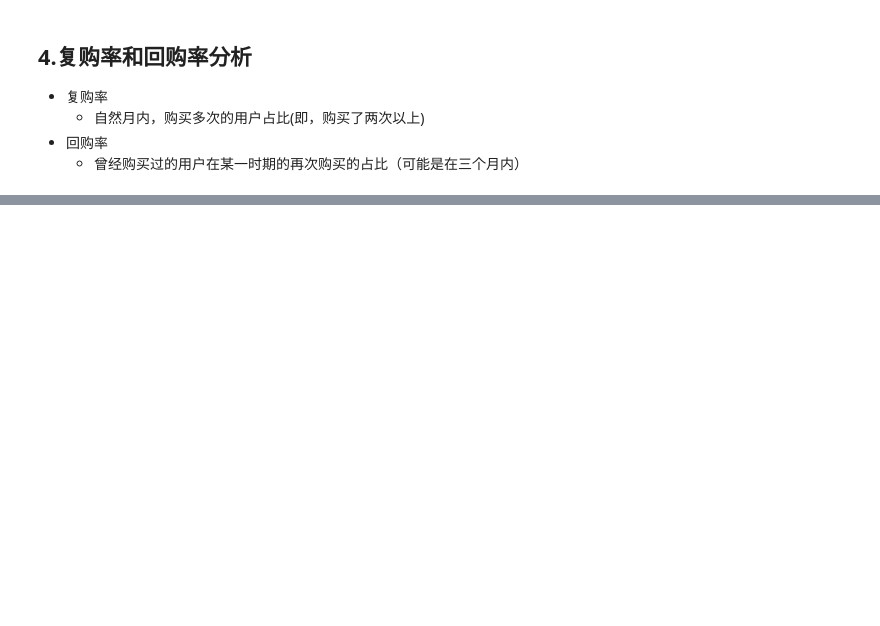
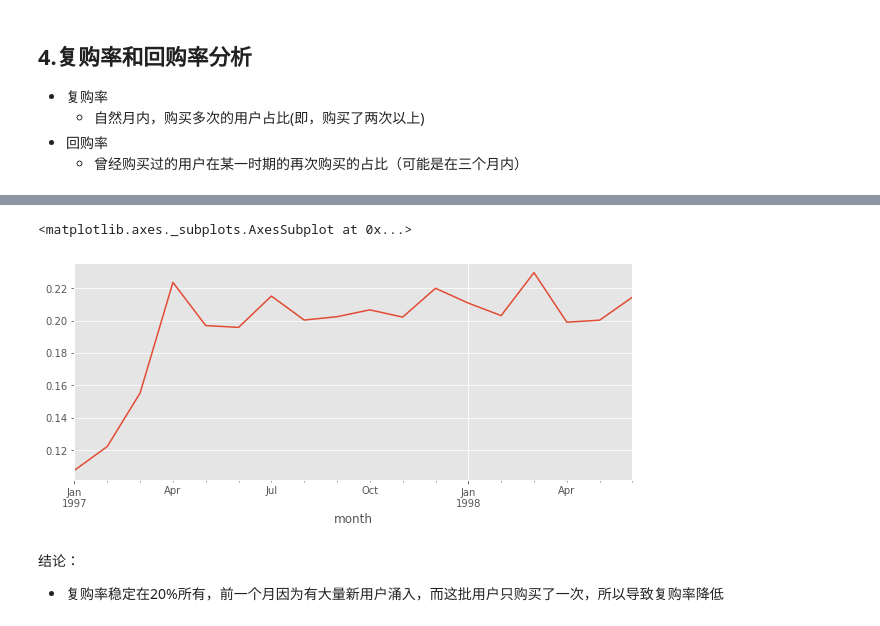
Before and after one commit to chentianwei411/data_analyse, a Jupyter notebook: pd_np_battle.ipynb, the cells around one changed output, grey strips where cells are left out. Drawn from its saved outputs; the diff is of its cells as text; code cells hidden in the pictures; blank space fills up the shorter version.

```diff
--- a/pd_np_battle.ipynb
+++ b/pd_np_battle.ipynb
@@ -566 +810,6 @@ u_1[u_1>0].hist(bins=40)
+# %%
+pivoted_counts = df.pivot_table(index="user_id",
+                               columns="month",
+                               values="order_dt",
+                               aggfunc="count").fillna(0)
 # %%
@@ -568,0 +830,12 @@ pivoted_counts.head(10)
+# %%
+# 区分一个，和一个以上的情况，以便于计算复购率: 购买次数大于1表示为1，等于1为0, 等于0为np.NaN
+def buy_more_than_1(x):
+    if x > 1:
+        return 1
+    elif x == 1:
+        return 0
+    else:
+        return np.NaN
+
+purchase_r=pivoted_counts.applymap(buy_more_than_1)
+purchase_r.head()
@@ -568,0 +850,9 @@ pivoted_counts.head(10)
+# %%
+# 本月复购人数/本月消费人数（不会计算nan值）
+(purchase_r.sum(axis=0)/purchase_r.count(axis=0)).plot(figsize=(10,4))
+# %% [output]
+<matplotlib.axes._subplots.AxesSubplot at 0x...>
+[figure, added]
+# %% [markdown]
+结论：
+- 复购率稳定在20%所有，前一个月因为有大量新用户涌入，而这批用户只购买了一次，所以导致复购率降低
```
Also changed, not shown: parts of 72 cells of this notebook.
